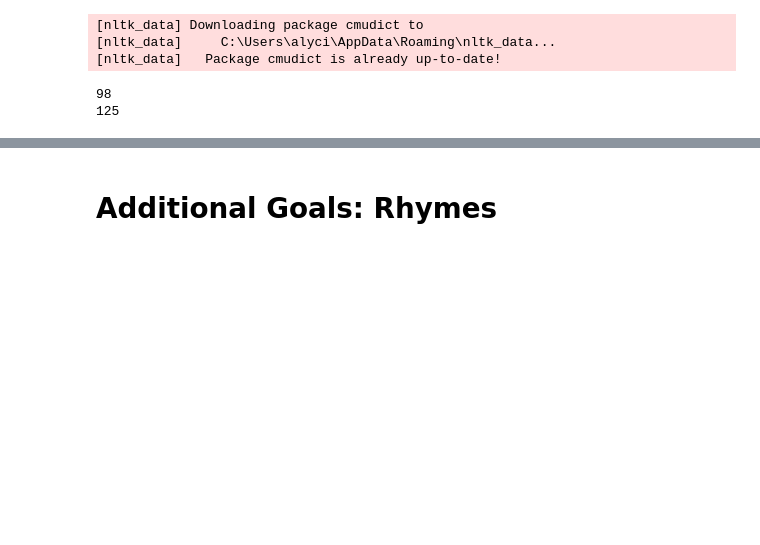
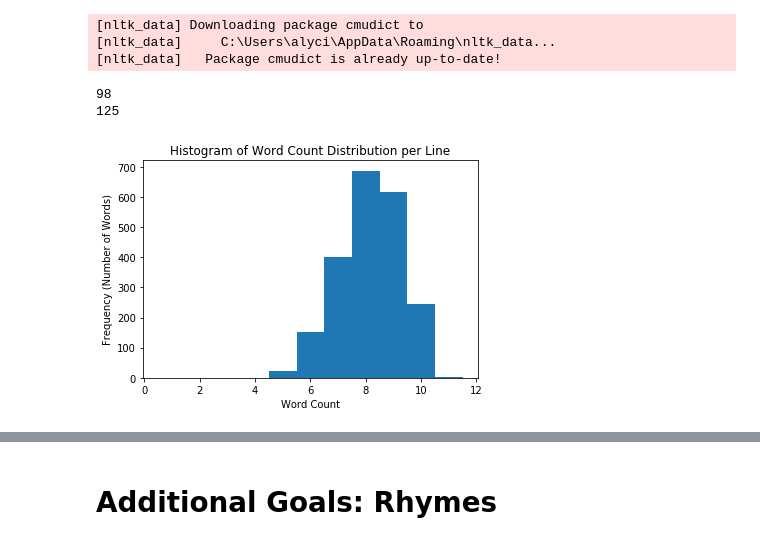
Before and after one commit to alycialee/CS155Project3, a Jupyter notebook: preprocessing.ipynb, the cells around one changed output, grey strips where cells are left out. Drawn from its saved outputs; the diff is of its cells as text; code cells hidden in the pictures; blank space fills up the shorter version.

```diff
--- a/preprocessing.ipynb
+++ b/preprocessing.ipynb
@@ -50,6 +57,19 @@ sonnets = sonnets[:98] + sonnets[99:125] + sonnets[126:]
 # %% [output]
 98
 125
+# %%
+# plot word count distribution per line
+lines = list(itertools.chain.from_iterable(sonnets))
+word_count = [len(line) for line in lines]
+
+_ = plt.hist(word_count, bins=np.arange(0.5, 12.5, 1))
+_ = plt.title('Histogram of Word Count Distribution per Line')
+_ = plt.xlabel('Word Count')
+_ = plt.ylabel('Frequency (Number of Words)')
+plt.savefig('visuals/word_count.png')
+_ = plt.show()
+# %% [output]
+[figure, added]
 # %%
 d = cmudict.dict()
 def count_syl(word):
```
Also changed, not shown: parts of 9 cells of this notebook, 1 other file.
